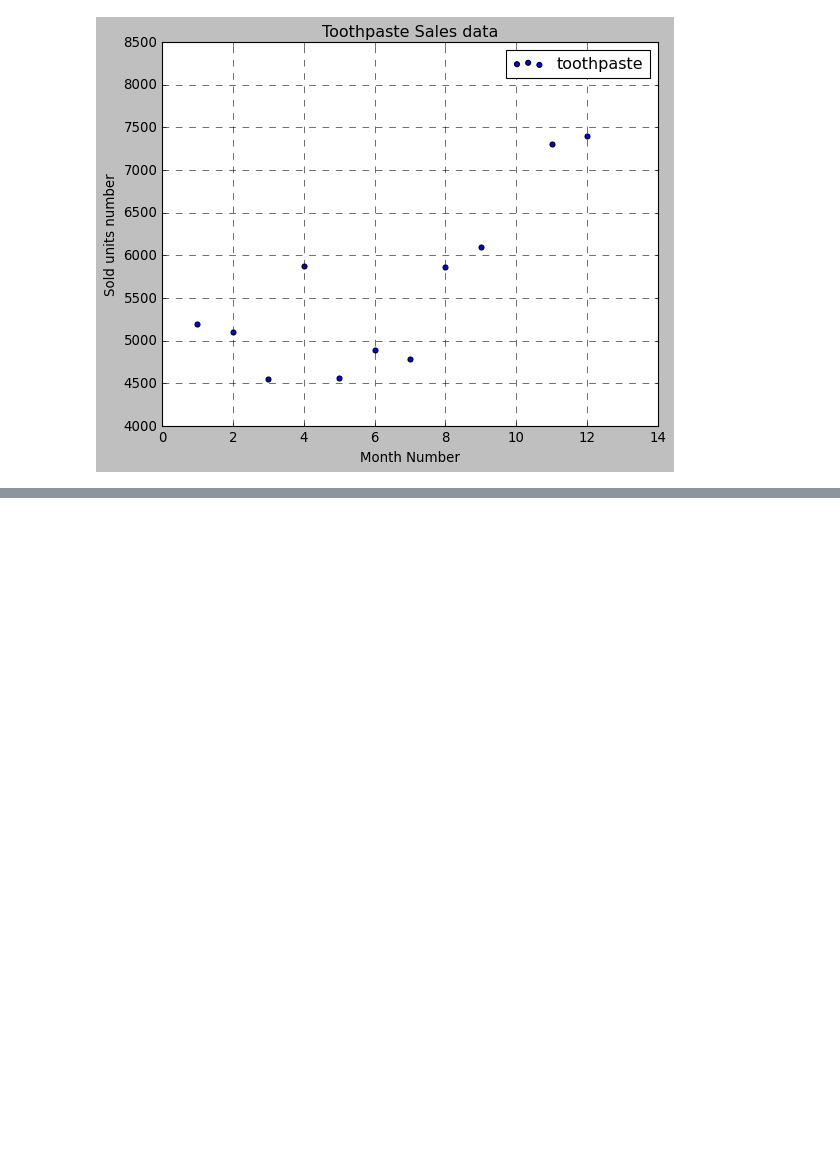
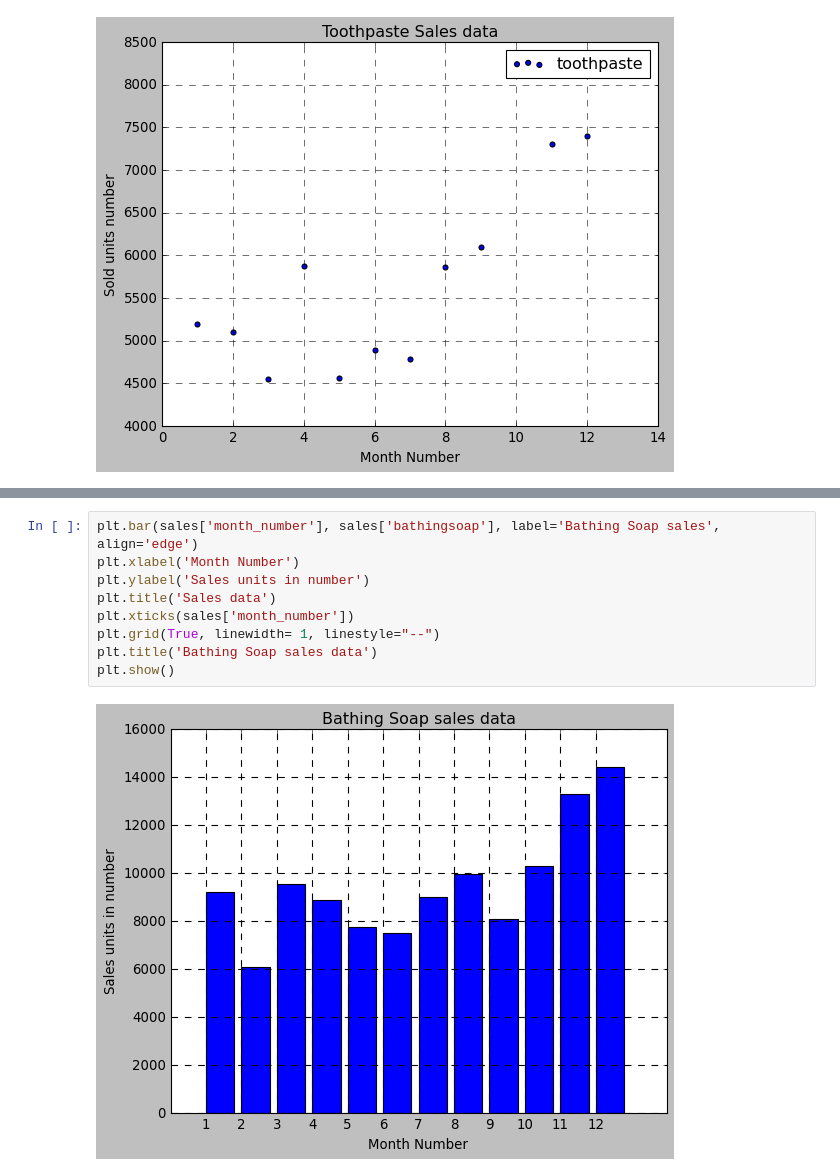
Before and after one commit to Robust-ness/datascilabs, a Jupyter notebook: 6.ipynb, the cells around one changed output, grey strips where cells are left out. Drawn from its saved outputs; the diff is of its cells as text; blank space fills up the shorter version.

```diff
--- a/6.ipynb
+++ b/6.ipynb
@@ -74,3 +71,14 @@ plt.title('Facewash and facecream sales data')
 plt.show()
 # %% [output]
 [figure]
+# %%
+plt.bar(sales['month_number'], sales['bathingsoap'], label='Bathing Soap sales', align='edge')
+plt.xlabel('Month Number')
+plt.ylabel('Sales units in number')
+plt.title('Sales data')
+plt.xticks(sales['month_number'])
+plt.grid(True, linewidth= 1, linestyle="--")
+plt.title('Bathing Soap sales data')
+plt.show()
+# %% [output]
+[figure, added]
```
Also changed, not shown: parts of 5 cells of this notebook.
